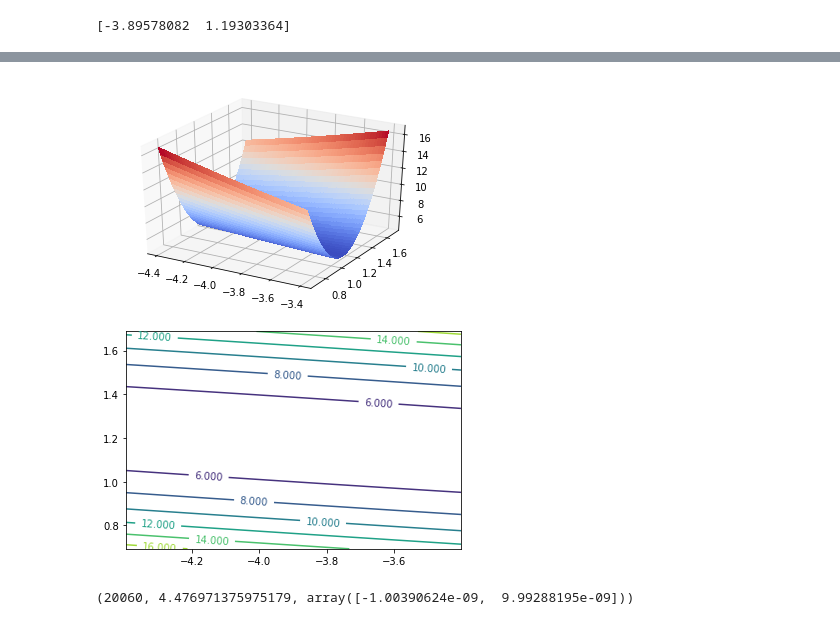
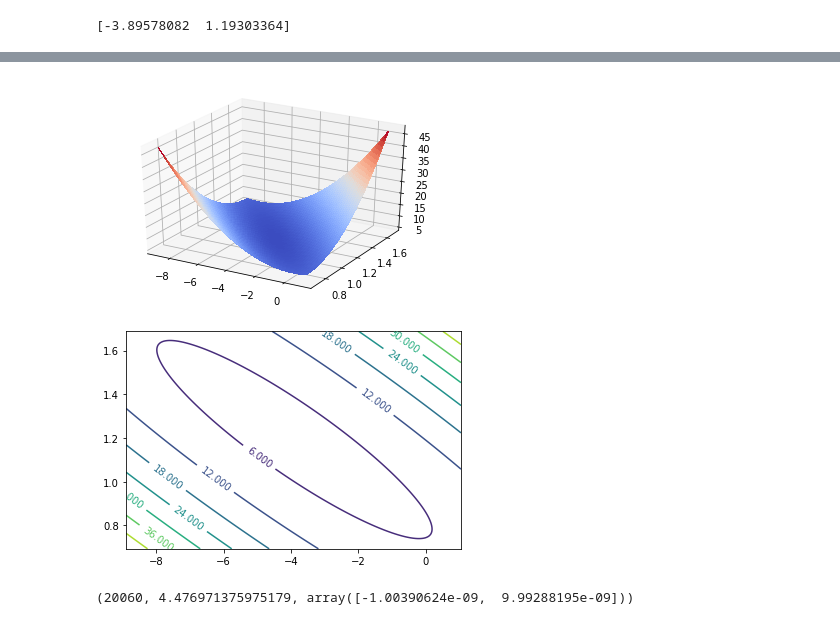
Before and after one commit to ByMyTry/MO_3sem, a Jupyter notebook: laba1/laba1.ipynb, the cells around one changed output, grey strips where cells are left out. Saved outputs shown, nothing was run; the diff lists cells and outputs as text; code cells hidden in the pictures.

```diff
--- a/laba1/laba1.ipynb
+++ b/laba1/laba1.ipynb
@@ -180,37 +157,37 @@ array([[53.83874278, 53.74719478, 53.65574678, ..., 37.7343868 ,
 # %%
 from mpl_toolkits.mplot3d import Axes3D
 
 from matplotlib import cm
 from matplotlib.ticker import LinearLocator, FormatStrFormatter
 
 fig = plt.figure()
 ax = fig.gca(projection='3d')
 
+d0 = 5
 d1 = 0.5
-d0 = 0.5
 
-w0s = np.arange(-d0 + w0, d0 + w0, 0.005)
+w0s = np.arange(-d0 + w0, d0 + w0, 0.05)
 w1s = np.arange(-d1 + w1, d1 + w1, 0.005)
 
 w0s, w1s = np.meshgrid(w0s, w1s)
 
 losses = np.array([loss(LinearRegression(w=(w0_, w1_)).predict(data1), labels1)
                    for w0_, w1_ in zip(w0s.flatten(), w1s.flatten())])
 losses = losses.reshape(w1s.shape)
 
 surf = ax.plot_surface(w0s, w1s, losses, cmap=cm.coolwarm,
                        linewidth=0, antialiased=False)
 
 plt.show()
 
 
 fig, ax = plt.subplots()
 CS = ax.contour(w0s, w1s, losses)
 ax.clabel(CS, inline=1, fontsize=10)
 plt.show()
 # %% [output]
-[figure, old version]
+[figure, new version]
-[figure, old version]
+[figure, new version]
 # %%
 reg.history[-1]
 # %% [output]
```
Also changed, not shown: parts of 3 cells of this notebook.
